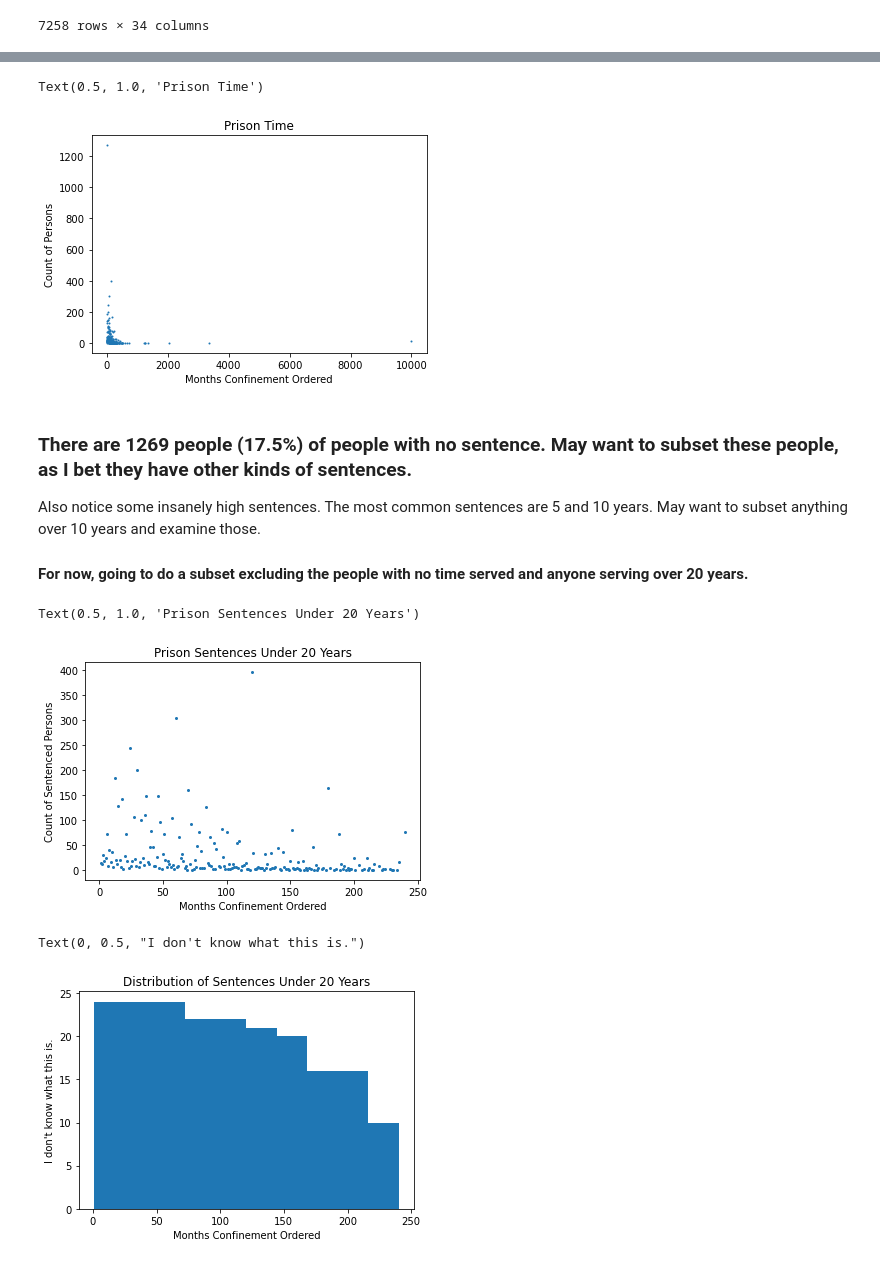
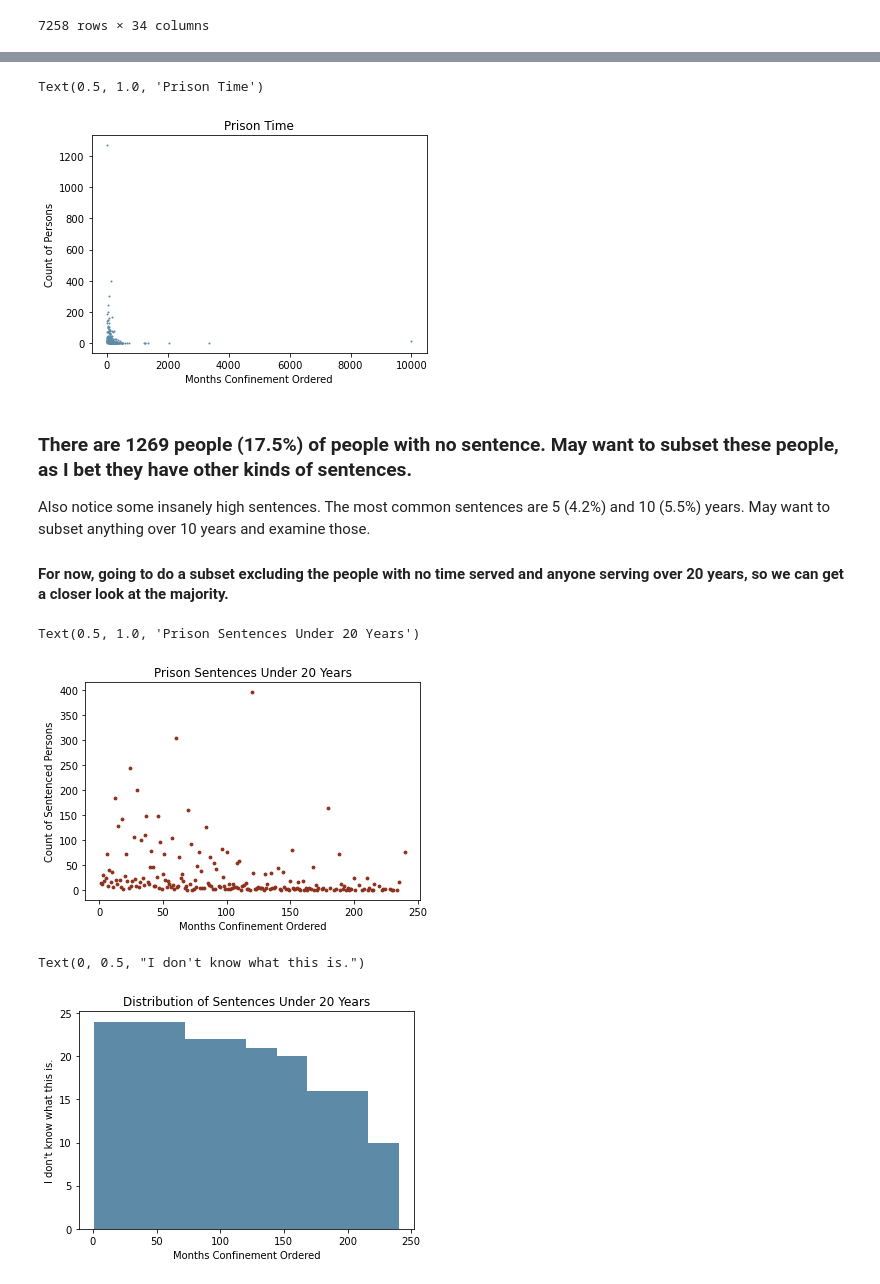
Before and after one commit to jenwhitson/sentencing_project, a Jupyter notebook: notebooks/individual_offender_eda.ipynb, the cells around one changed output, grey strips where cells are left out. Cells and saved outputs as stored; diff of their text form; code cells hidden in the pictures.

Commit message:
adjusted color palette

```diff
--- a/notebooks/individual_offender_eda.ipynb
+++ b/notebooks/individual_offender_eda.ipynb
@@ -1000,18 +1000,18 @@ prison_time_dict
  263: 1}
 # %%
 prison_time_dict = dict(sorted(prison_time_dict.items(), key = lambda item: item[0]))
-plt.scatter(prison_time_dict.keys(), prison_time_dict.values(), s = 1)
+plt.scatter(prison_time_dict.keys(), prison_time_dict.values(), s = 1, color = '#5D8AA6')
 plt.xlabel('Months Confinement Ordered')
 plt.ylabel('Count of Persons')
 plt.title('Prison Time')
 # %% [output]
 Text(0.5, 1.0, 'Prison Time')
-[figure, old version]
+[figure, new version]
 # %% [markdown]
 ### There are 1269 people (17.5%) of people with no sentence. May want to subset these people, as I bet they have other kinds of sentences.
-Also notice some insanely high sentences. The most common sentences are 5 and 10 years. May want to subset anything over 10 years and examine those.
+Also notice some insanely high sentences. The most common sentences are 5 (4.2%) and 10 (5.5%) years. May want to subset anything over 10 years and examine those.
 
-#### For now, going to do a subset excluding the people with no time served and anyone serving over 20 years.
+#### For now, going to do a subset excluding the people with no time served and anyone serving over 20 years, so we can get a closer look at the majority.
 # %%
 under_20yrs = {1: 14,
  2: 13,
@@ -1213,18 +1213,18 @@ under_20yrs = {1: 14,
  235: 16,
  240: 76,
 }
-plt.scatter(under_20yrs.keys(), under_20yrs.values(), s = 4)
+plt.scatter(under_20yrs.keys(), under_20yrs.values(), s = 8, color = '#8C2F1B')
 plt.xlabel('Months Confinement Ordered')
 plt.ylabel('Count of Sentenced Persons')
 plt.title('Prison Sentences Under 20 Years')
 # %% [output]
 Text(0.5, 1.0, 'Prison Sentences Under 20 Years')
-[figure, old version]
+[figure, new version]
 # %%
-plt.hist(under_20yrs)
+plt.hist(under_20yrs, color = '#5D8AA6')
 plt.title('Distribution of Sentences Under 20 Years')
 plt.xlabel('Months Confinement Ordered')
 plt.ylabel("I don't know what this is.")
 # %% [output]
 Text(0, 0.5, "I don't know what this is.")
-[figure, old version]
+[figure, new version]
```
Also changed, not shown: parts of 6 cells of this notebook.
